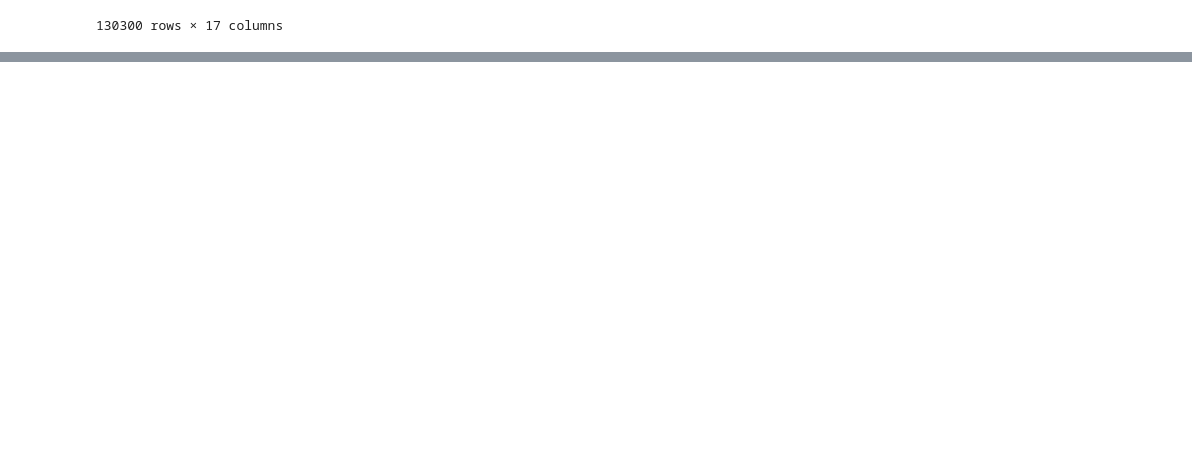
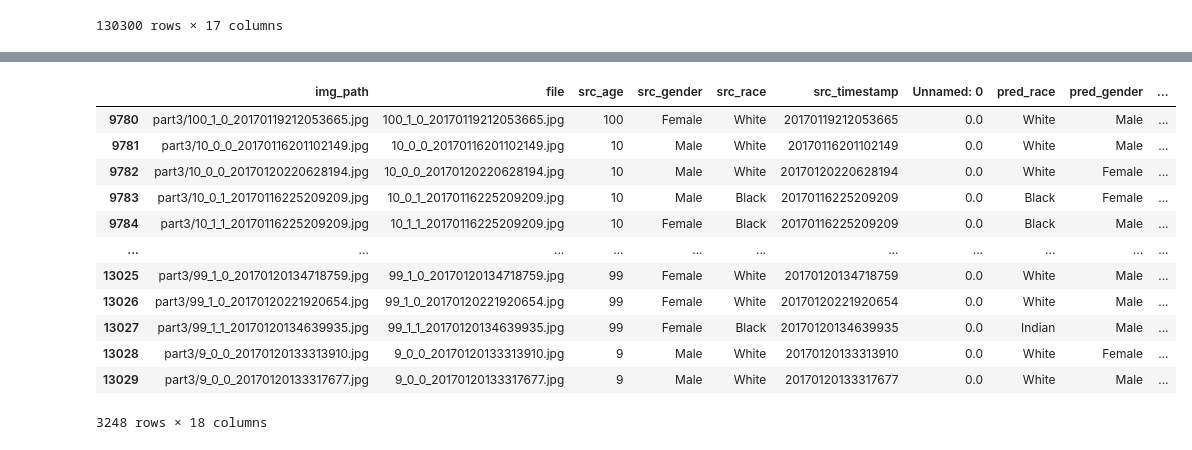
Before and after one commit to CUBoulder-DS/5301-5000-Final-Report, a Jupyter notebook: data/PermutationEvaluation.ipynb, the cells around one changed output, grey strips where cells are left out. Cells and saved outputs as stored; diff of their text form; code cells hidden in the pictures; blank space fills up the shorter version.

```diff
--- a/data/PermutationEvaluation.ipynb
+++ b/data/PermutationEvaluation.ipynb
@@ -204,0 +210,61 @@ MasterFrame[MasterFrame['detection_model']=='dlib']
+# %%
+from sklearn.metrics import confusion_matrix
+
+from scipy.stats import chisquare
+
+def getFiltered(frame,p_model,det_model,pred_dat,crop_type):
+    filtered = frame[(frame['pred_model']==p_model)&
+                     (frame['detection_model']==det_model)&
+                     (~frame[pred_dat].isna())&
+                     (frame['image_type']==crop_type)]
+    return pd.DataFrame(filtered)
+
+def getCorr(frame,p_model,det_model,pred_dat,crop_type,columns):
+    filtered = getFiltered(frame,p_model,det_model,pred_dat,crop_type)
+    filtered = filtered[columns]
+    return filtered
+
+def get_cm(frame,p_model,det_model,src_dat,pred_dat,crop_type):
+    filtered = frame[(frame['pred_model']==p_model)&
+                     (frame['detection_model']==det_model)&
+                     (~frame[pred_dat].isna())&
+                     (frame['image_type']==crop_type)]
+    #display(filtered)
+    arr = list(filtered[src_dat].unique())
+    #display(arr,filtered[src_dat],filtered[pred_dat])
+    return confusion_matrix(filtered[src_dat],filtered[pred_dat],labels=arr)
+
+MasterFrame = MasterFrame[
+    (MasterFrame['src_race'] == 'White') |
+    (MasterFrame['src_race'] == 'Black') |
+    (MasterFrame['src_race'] == 'Asian') |
+    (MasterFrame['src_race'] == 'Indian') |
+    (MasterFrame['src_race'] == 'Other')]
+
+#display(MasterFrame['src_race'].value_counts())
+
+#display(MasterFrame[MasterFrame['src_race']])
+
+#get_cm(MasterFrame,'DeepFace','None','src_race','pred_race')
+
+
+x = getFiltered(MasterFrame,'DeepFace','mtcnn','pred_race','uncropped',['src_race','pred_race'])
+display(x)
+
+
+#chisquare(f_obs=x['src_race'],f_exp=x['pred_race'])
+#c_m = ConfusionMatrix(MasterFrame[(MasterFrame['pred_model']=='FairFace')&(MasterFrame['detection_model']==None)][['pred_race','src_race']])
+# %% [output]
+|  | img_path | file | src_age | src_gender | src_race | src_timestamp | Unnamed: 0 | pred_race | pred_gender | ... |
+| 9780 | part3/100_1_0_20170119212053665.jpg | 100_1_0_20170119212053665.jpg | 100 | Female | White | 20170119212053665 | 0.0 | White | Male | ... |
+| 9781 | part3/10_0_0_20170116201102149.jpg | 10_0_0_20170116201102149.jpg | 10 | Male | White | 20170116201102149 | 0.0 | White | Male | ... |
+| 9782 | part3/10_0_0_20170120220628194.jpg | 10_0_0_20170120220628194.jpg | 10 | Male | White | 20170120220628194 | 0.0 | White | Female | ... |
+| 9783 | part3/10_0_1_20170116225209209.jpg | 10_0_1_20170116225209209.jpg | 10 | Male | Black | 20170116225209209 | 0.0 | Black | Female | ... |
+| 9784 | part3/10_1_1_20170116225209209.jpg | 10_1_1_20170116225209209.jpg | 10 | Female | Black | 20170116225209209 | 0.0 | Black | Male | ... |
+| ... | ... | ... | ... | ... | ... | ... | ... | ... | ... | ... |
+| 13025 | part3/99_1_0_20170120134718759.jpg | 99_1_0_20170120134718759.jpg | 99 | Female | White | 20170120134718759 | 0.0 | White | Male | ... |
+| 13026 | part3/99_1_0_20170120221920654.jpg | 99_1_0_20170120221920654.jpg | 99 | Female | White | 20170120221920654 | 0.0 | White | Male | ... |
+| 13027 | part3/99_1_1_20170120134639935.jpg | 99_1_1_20170120134639935.jpg | 99 | Female | Black | 20170120134639935 | 0.0 | Indian | Male | ... |
+| 13028 | part3/9_0_0_20170120133313910.jpg | 9_0_0_20170120133313910.jpg | 9 | Male | White | 20170120133313910 | 0.0 | White | Female | ... |
+| 13029 | part3/9_0_0_20170120133317677.jpg | 9_0_0_20170120133317677.jpg | 9 | Male | White | 20170120133317677 | 0.0 | White | Male | ... |
+3248 rows × 18 columns
```
Also changed, not shown: parts of 4 cells of this notebook, 1 other file.
